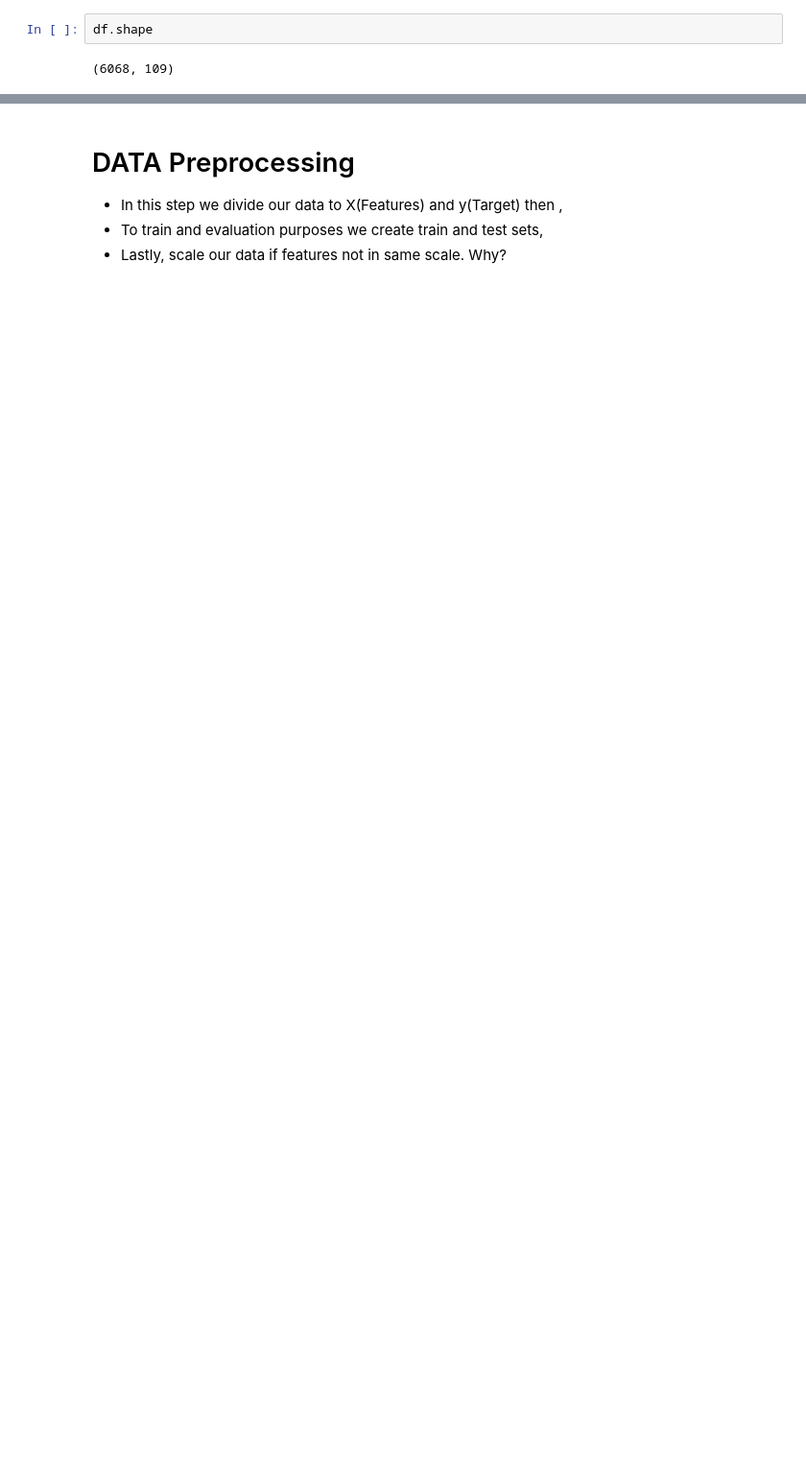
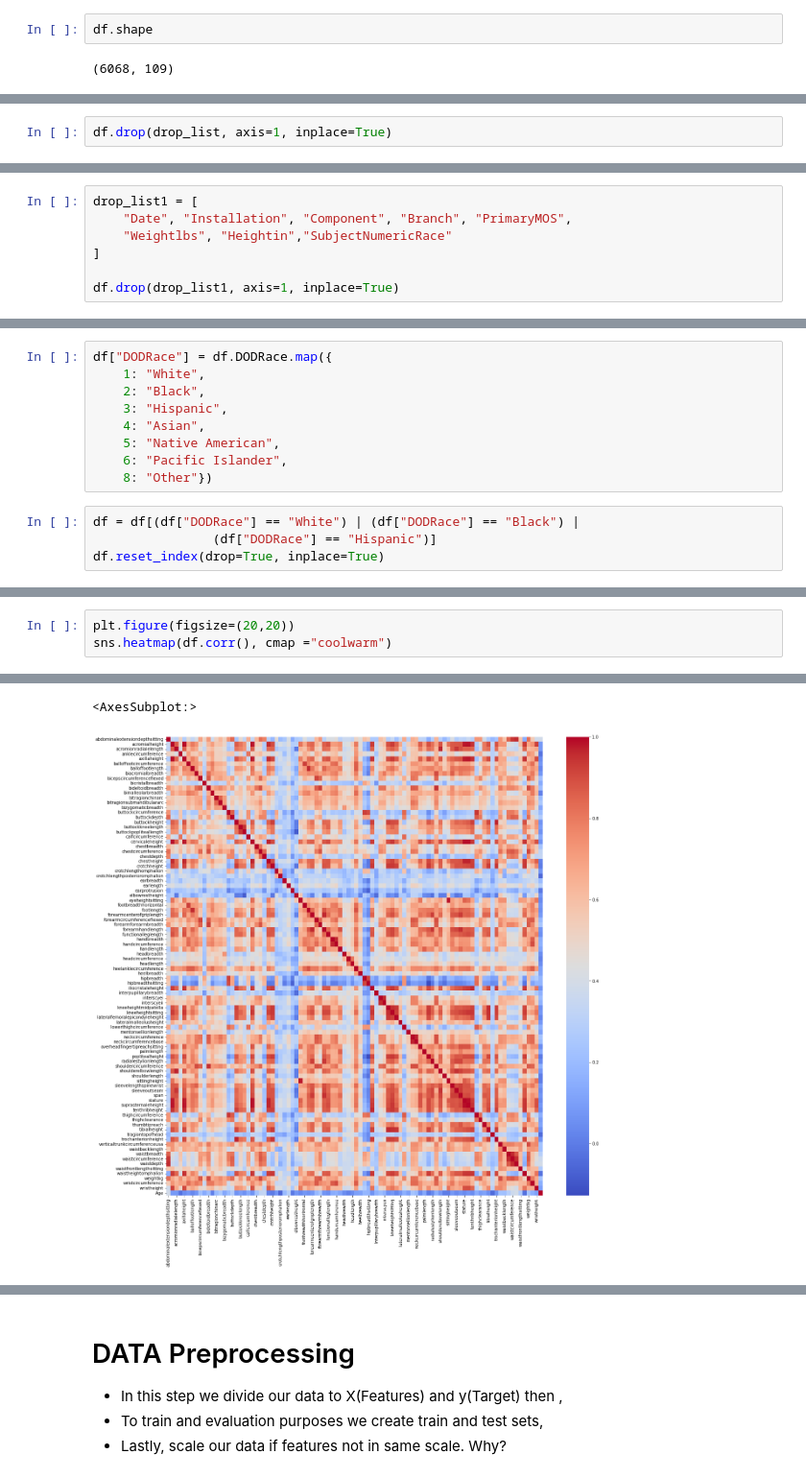
Before and after one commit to StephenKinggg/Data_Science_Course_Repo, a Jupyter notebook: 1. Projects_Assignment/23. ML_Project_1(soldier_race)/23. ML_Project_1(soldier_race).ipynb, the cells around one changed output, grey strips where cells are left out. Shown at 96% size. Drawn from its saved outputs; the diff is of its cells as text; blank space fills up the shorter version.

```diff
--- a/1. Projects_Assignment/23. ML_Project_1(soldier_race)/23. ML_Project_1(soldier_race).ipynb
+++ b/1. Projects_Assignment/23. ML_Project_1(soldier_race)/23. ML_Project_1(soldier_race).ipynb
@@ -162,0 +188,2 @@ IndexingError: Unalignable boolean Series provided as indexer (index of the bool
+# %%
+df.drop(drop_list, axis=1, inplace=True)
@@ -162,0 +204,7 @@ IndexingError: Unalignable boolean Series provided as indexer (index of the bool
+# %%
+drop_list1 = [
+    "Date", "Installation", "Component", "Branch", "PrimaryMOS",
+    "Weightlbs", "Heightin","SubjectNumericRace"
+]
+
+df.drop(drop_list1, axis=1, inplace=True)
@@ -162,0 +257,13 @@ IndexingError: Unalignable boolean Series provided as indexer (index of the bool
+# %%
+df["DODRace"] = df.DODRace.map({
+    1: "White",
+    2: "Black",
+    3: "Hispanic",
+    4: "Asian",
+    5: "Native American",
+    6: "Pacific Islander",
+    8: "Other"})
+# %%
+df = df[(df["DODRace"] == "White") | (df["DODRace"] == "Black") |
+                (df["DODRace"] == "Hispanic")]
+df.reset_index(drop=True, inplace=True)
@@ -162,0 +274,4 @@ IndexingError: Unalignable boolean Series provided as indexer (index of the bool
+# %%
+plt.figure(figsize=(20,20))
+sns.heatmap(df.corr(), cmap ="coolwarm")
+# %% [output]
@@ -162,0 +280,2 @@ IndexingError: Unalignable boolean Series provided as indexer (index of the bool
+<AxesSubplot:>
+[figure, added]
```
Also changed, not shown: parts of 153 cells of this notebook, 2 other files.
